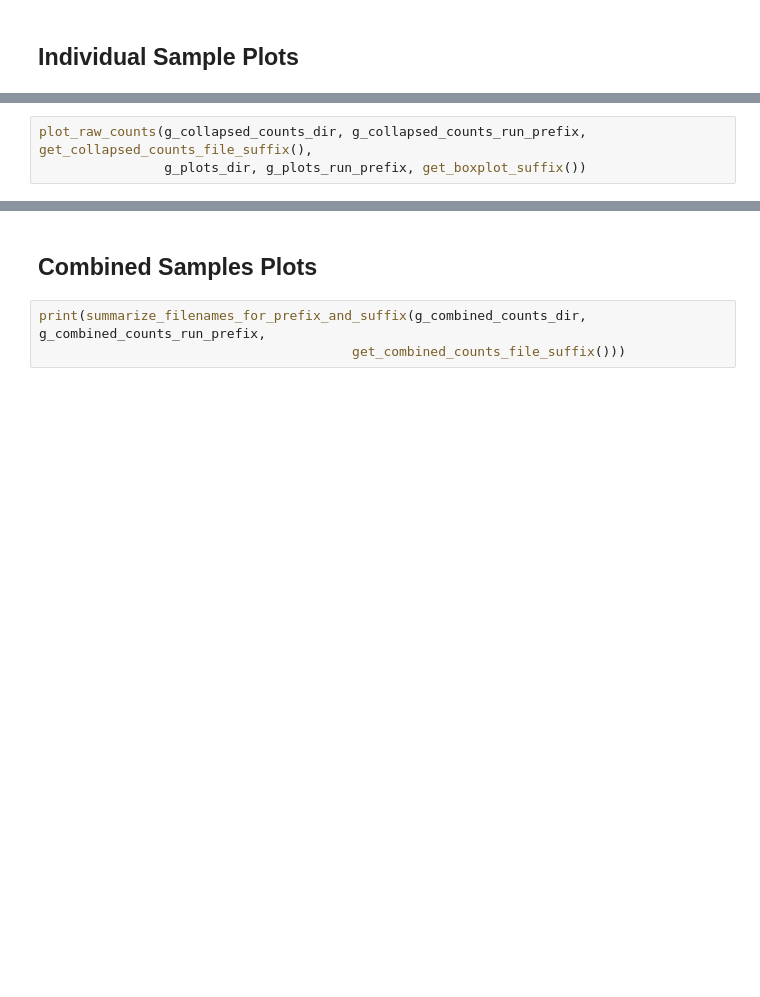
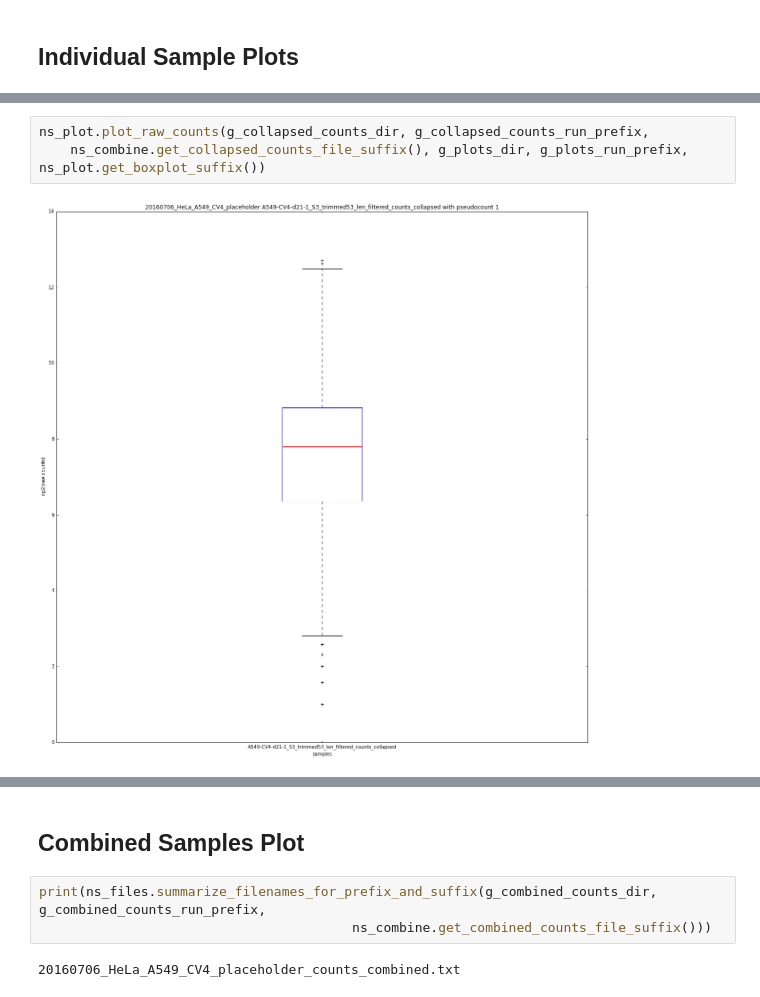
Before and after one commit to ucsd-ccbb/mali-dual-crispr-pipeline, a Jupyter notebook: notebooks/Dual CRISPR 5-Count Plots.ipynb, the cells around one changed output, grey strips where cells are left out. Cells and saved outputs as stored; diff of their text form; blank space fills up the shorter version.

```diff
--- a/notebooks/Dual CRISPR 5-Count Plots.ipynb
+++ b/notebooks/Dual CRISPR 5-Count Plots.ipynb
@@ -186,3 +155,5 @@ print(summarize_filenames_for_prefix_and_suffix(g_collapsed_counts_dir, g_collap
 # %%
-plot_raw_counts(g_collapsed_counts_dir, g_collapsed_counts_run_prefix, get_collapsed_counts_file_suffix(),
-                g_plots_dir, g_plots_run_prefix, get_boxplot_suffix())
+ns_plot.plot_raw_counts(g_collapsed_counts_dir, g_collapsed_counts_run_prefix,
+    ns_combine.get_collapsed_counts_file_suffix(), g_plots_dir, g_plots_run_prefix, ns_plot.get_boxplot_suffix())
+# %% [output]
+[figure, added]
@@ -189,6 +167,8 @@ plot_raw_counts(g_collapsed_counts_dir, g_collapsed_counts_run_prefix, get_colla
 # %% [markdown]
-## Combined Samples Plots
+## Combined Samples Plot
 # %%
-print(summarize_filenames_for_prefix_and_suffix(g_combined_counts_dir, g_combined_counts_run_prefix,
-                                        get_combined_counts_file_suffix()))
+print(ns_files.summarize_filenames_for_prefix_and_suffix(g_combined_counts_dir, g_combined_counts_run_prefix,
+                                        ns_combine.get_combined_counts_file_suffix()))
+# %% [output]
+20160706_HeLa_A549_CV4_placeholder_counts_combined.txt
 # %%
```
Also changed, not shown: parts of 27 cells of this notebook, 6 other files.
